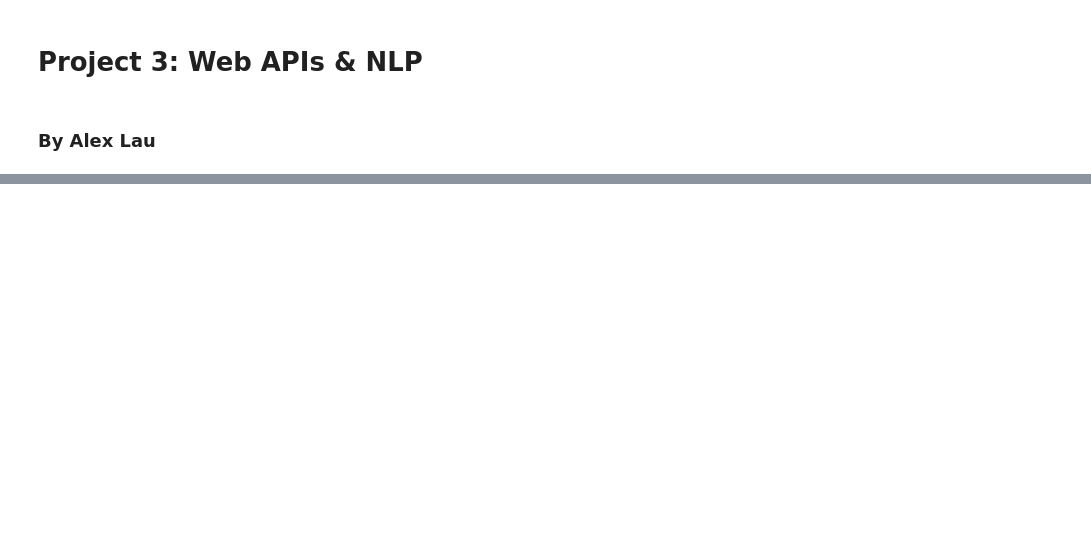
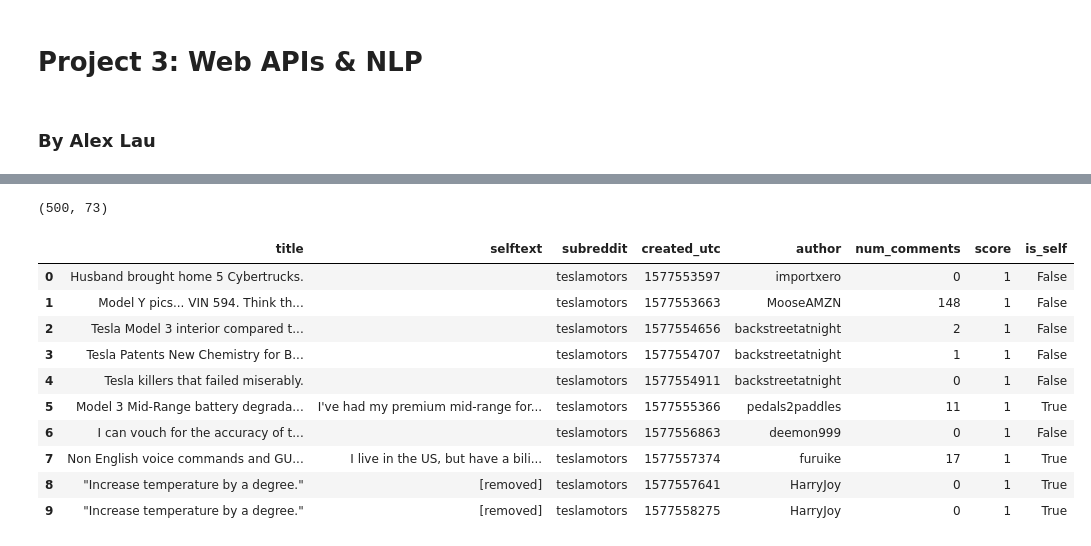
Before and after one commit to LexLau/Classifying-subreddit-cars-vs-teslamotors-with-NLP, a Jupyter notebook: Project_3_Web_APIs_&_NLP.ipynb, the cells around one changed output, grey strips where cells are left out. Saved outputs shown, nothing was run; the diff lists cells and outputs as text; code cells hidden in the pictures; blank space fills up the shorter version.

```diff
--- a/Project_3_Web_APIs_&_NLP.ipynb
+++ b/Project_3_Web_APIs_&_NLP.ipynb
@@ -57,0 +74,2 @@ url = BASE_URL + com_board_1
+# %%
+response = requests.get(URL)
@@ -57,0 +82,2 @@ url = BASE_URL + com_board_1
+# %%
+mine = response.json()['data']
@@ -57,0 +124,2 @@ url = BASE_URL + com_board_1
+# %%
+df = pd.DataFrame.from_dict(mine)
@@ -57,0 +136,21 @@ url = BASE_URL + com_board_1
+# %%
+df.shape
+# %% [output]
+(500, 73)
+# %%
+subfield = ['title', 'selftext', 'subreddit', 'created_utc', 'author', 'num_comments', 'score', 'is_self']
+# %%
+df = df[subfield]
+df.head(10)
+# %% [output]
+|  | title | selftext | subreddit | created_utc | author | num_comments | score | is_self |
+| 0 | Husband brought home 5 Cybertrucks. |  | teslamotors | 1577553597 | importxero | 0 | 1 | False |
+| 1 | Model Y pics... VIN 594. Think th... |  | teslamotors | 1577553663 | MooseAMZN | 148 | 1 | False |
+| 2 | Tesla Model 3 interior compared t... |  | teslamotors | 1577554656 | backstreetatnight | 2 | 1 | False |
+| 3 | Tesla Patents New Chemistry for B... |  | teslamotors | 1577554707 | backstreetatnight | 1 | 1 | False |
+| 4 | Tesla killers that failed miserably. |  | teslamotors | 1577554911 | backstreetatnight | 0 | 1 | False |
+| 5 | Model 3 Mid-Range battery degrada... | I've had my premium mid-range for... | teslamotors | 1577555366 | pedals2paddles | 11 | 1 | True |
+| 6 | I can vouch for the accuracy of t... |  | teslamotors | 1577556863 | deemon999 | 0 | 1 | False |
+| 7 | Non English voice commands and GU... | I live in the US, but have a bili... | teslamotors | 1577557374 | furuike | 17 | 1 | True |
+| 8 | "Increase temperature by a degree." | [removed] | teslamotors | 1577557641 | HarryJoy | 0 | 1 | True |
+| 9 | "Increase temperature by a degree." | [removed] | teslamotors | 1577558275 | HarryJoy | 0 | 1 | True |
```
Also changed, not shown: parts of 40 cells of this notebook, 1 other file.
